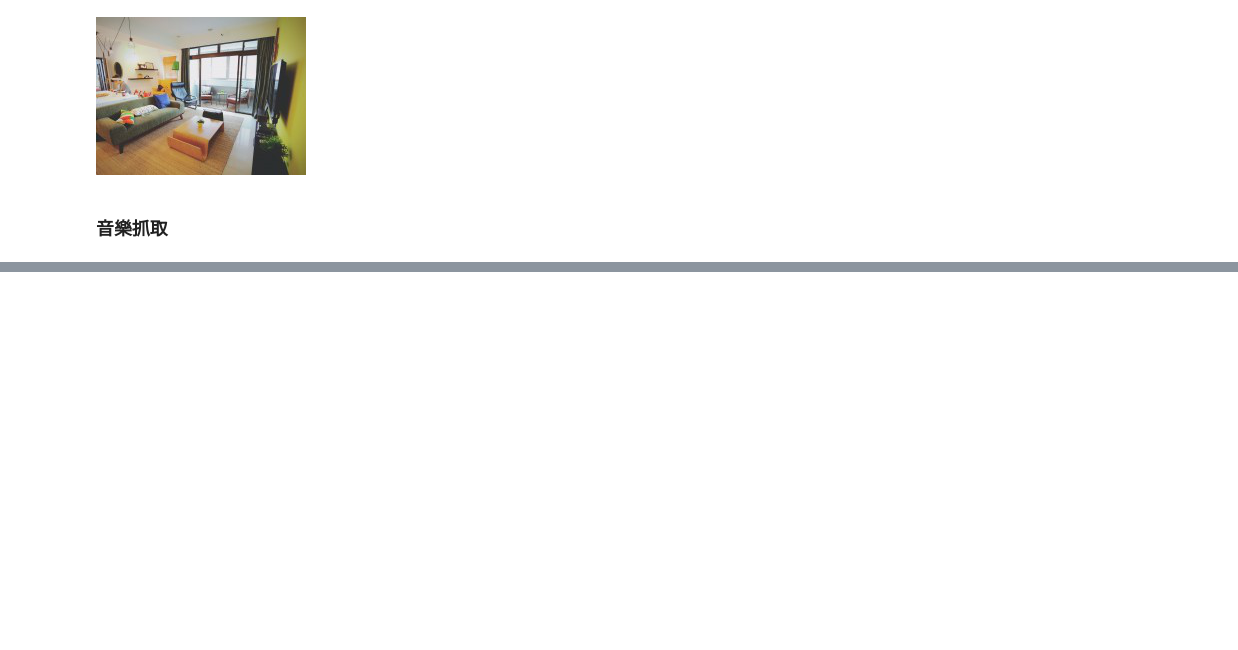
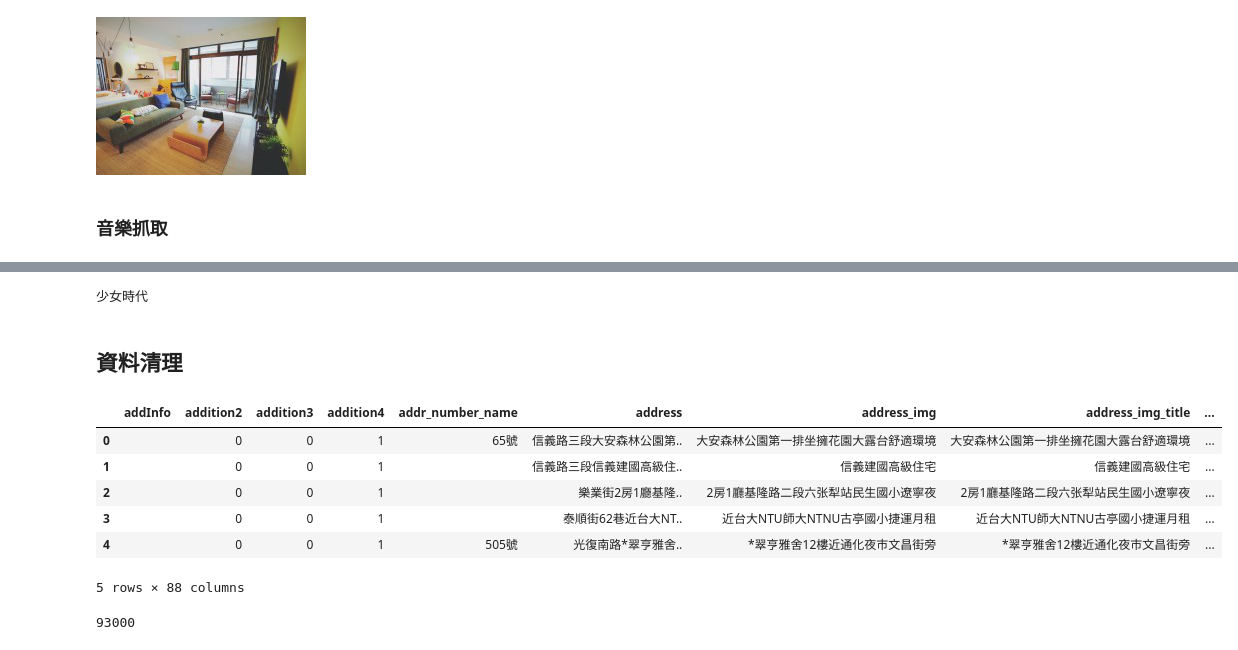
Before and after one commit to ywchiu/fetnetpy, a Jupyter notebook: Demo20171108.ipynb, the cells around one changed output, grey strips where cells are left out. Cells and saved outputs as stored; diff of their text form; code cells hidden in the pictures; blank space fills up the shorter version.

```diff
--- a/Demo20171108.ipynb
+++ b/Demo20171108.ipynb
@@ -116,0 +186,22 @@ with open('music.mp3', 'wb') as f:
+# %%
+import speech_recognition
+r = speech_recognition.Recognizer()
+
+with speech_recognition.Microphone() as source:
+    r.adjust_for_ambient_noise(source)
+    audio = r.listen(source)
+
+question = r.recognize_google(audio, language='zh-TW')
+print(question)
+speak(getWiki(question))
+# %% [output]
+少女時代
+# %% [markdown]
+## 資料清理
+# %%
+import requests
+headers = {
+  'User-Agent':'Mozilla/5.0 (Windows NT 6.1; Win64; x64) AppleWebKit/537.36 (KHTML, like Gecko) Chrome/61.0.3163.100 Safari/537.36'
+}
+res = requests.get('https://rent.591.com.tw/home/search/rsList?is_new_list=1&type=1&kind=1&searchtype=1&region=1&section=5', headers = headers)
+jd = res.json()
@@ -116,0 +213,10 @@ with open('music.mp3', 'wb') as f:
+# %%
+df.head()
+# %% [output]
+|  | addInfo | addition2 | addition3 | addition4 | addr_number_name | address | address_img | address_img_title | ... |
+| 0 |  | 0 | 0 | 1 | 65號 | 信義路三段大安森林公園第.. | 大安森林公園第一排坐擁花園大露台舒適環境 | 大安森林公園第一排坐擁花園大露台舒適環境 | ... |
+| 1 |  | 0 | 0 | 1 |  | 信義路三段信義建國高級住.. | 信義建國高級住宅 | 信義建國高級住宅 | ... |
+| 2 |  | 0 | 0 | 1 |  | 樂業街2房1廳基隆.. | 2房1廳基隆路二段六张犁站民生國小遼寧夜 | 2房1廳基隆路二段六张犁站民生國小遼寧夜 | ... |
+| 3 |  | 0 | 0 | 1 |  | 泰順街62巷近台大NT.. | 近台大NTU師大NTNU古亭國小捷運月租 | 近台大NTU師大NTNU古亭國小捷運月租 | ... |
+| 4 |  | 0 | 0 | 1 | 505號 | 光復南路*翠亨雅舍.. | *翠亨雅舍12樓近通化夜市文昌街旁 | *翠亨雅舍12樓近通化夜市文昌街旁 | ... |
+5 rows × 88 columns
@@ -116,0 +225,5 @@ with open('music.mp3', 'wb') as f:
+# %%
+p = '93,000'
+int(p.replace(',', ''))
+# %% [output]
+93000
```
Also changed, not shown: parts of 31 cells of this notebook.
